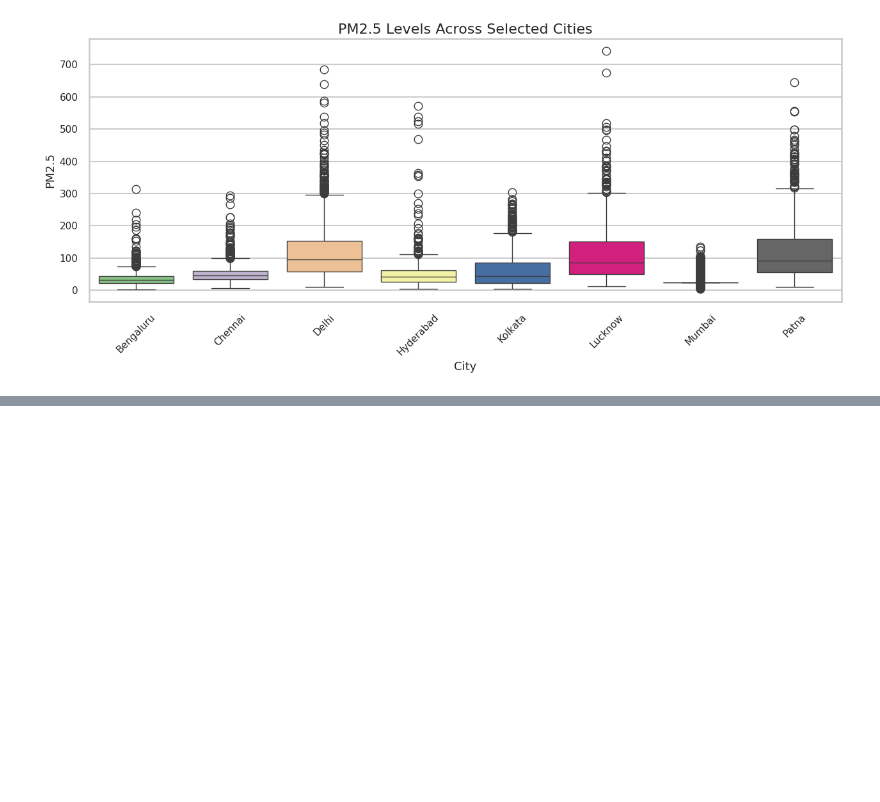
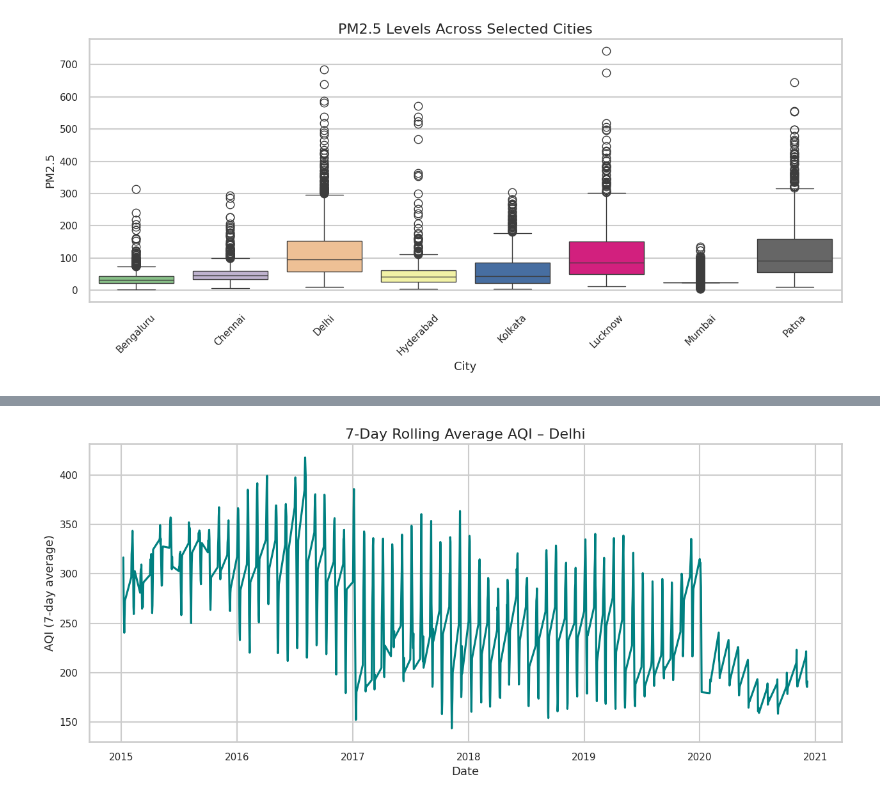
Before and after one commit to 535amar/st20338869_CMP7005_PRAC_1, a Jupyter notebook: Final_Assignment_CMP7005.ipynb, the cells around one changed output, grey strips where cells are left out. Saved outputs shown, nothing was run; the diff lists cells and outputs as text; code cells hidden in the pictures; blank space fills up the shorter version.

```diff
--- a/Final_Assignment_CMP7005.ipynb
+++ b/Final_Assignment_CMP7005.ipynb
@@ -721,0 +486,16 @@ The comparison shows that AQI is influenced by complex non-linear interactions b
+# %%
+# 7-day rolling average AQI for a selected city
+city = "Delhi"
+city_df = clean_data[clean_data["City"] == city].sort_values("Date")
+
+city_df["AQI_7day"] = city_df["AQI"].rolling(window=7).mean()
+
+plt.figure(figsize=(13, 6))
+sns.lineplot(x="Date", y="AQI_7day", data=city_df, color="teal")
+plt.title(f"7-Day Rolling Average AQI – {city}")
+plt.xlabel("Date")
+plt.ylabel("AQI (7-day average)")
+plt.tight_layout()
+plt.show()
+# %% [output]
+[figure, added]
```
Also changed, not shown: parts of 105 cells of this notebook.
